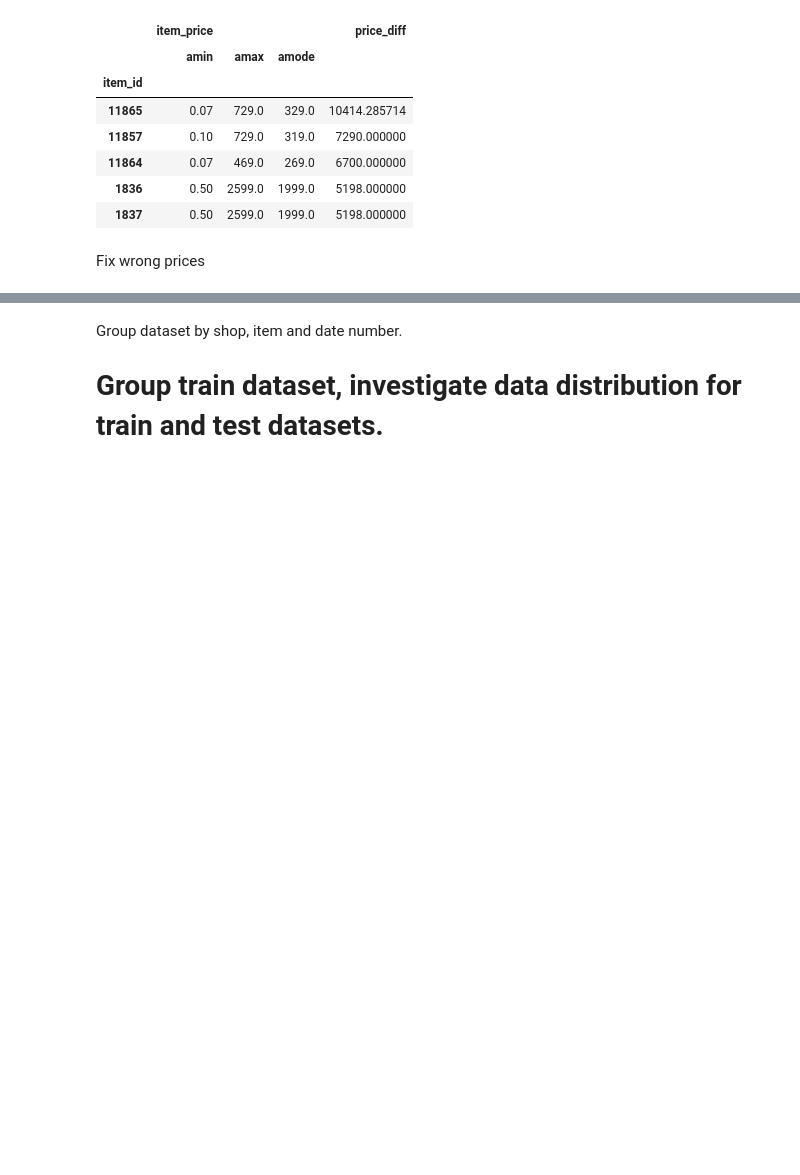
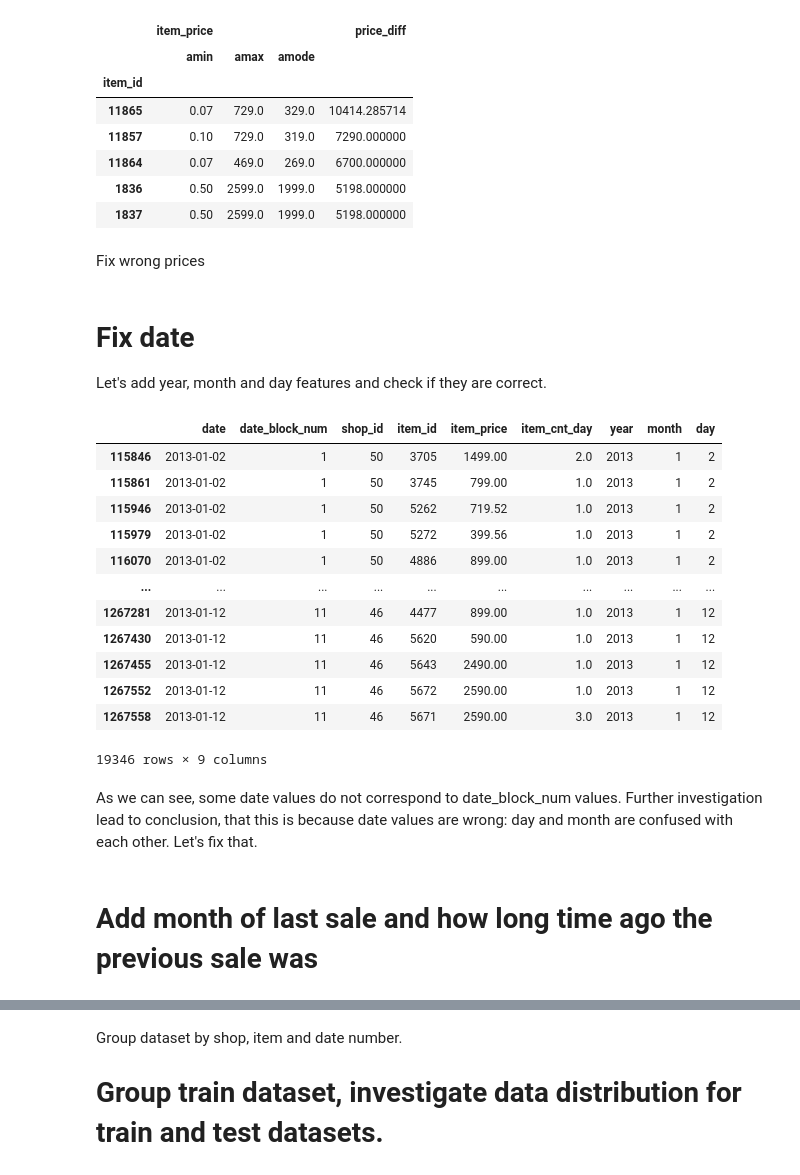
Before and after one commit to beatwad/predict_future_sales, a Jupyter notebook: Pred_Fut_Sales.ipynb, the cells around one changed output, grey strips where cells are left out. Cells and saved outputs as stored; diff of their text form; code cells hidden in the pictures; blank space fills up the shorter version.

```diff
--- a/Pred_Fut_Sales.ipynb
+++ b/Pred_Fut_Sales.ipynb
@@ -292,3 +292,29 @@ for i_id in list(wrong_prices.index):
 
 # sales_test = sales_test.join(shops_last_prices, on=['shop_id', 'item_id'])
 # sales_test.drop('ID', axis=1, inplace=True)
+# %% [markdown]
+# Fix date
+
+Let's add year, month and day features and check if they are correct.
+# %%
+sales_train.date = pd.to_datetime(sales_train.date, format='%Y-%m-%d')
+sales_train['year'] = sales_train.date.dt.year
+sales_train['month'] = sales_train.date.dt.month
+sales_train['day'] = sales_train.date.dt.day
+sales_train[(sales_train.month == 1) & (sales_train.year == 2013) & sales_train.date_block_num > 0]
+# %% [output]
+|  | date | date_block_num | shop_id | item_id | item_price | item_cnt_day | year | month | day |
+| 115846 | 2013-01-02 | 1 | 50 | 3705 | 1499.00 | 2.0 | 2013 | 1 | 2 |
+| 115861 | 2013-01-02 | 1 | 50 | 3745 | 799.00 | 1.0 | 2013 | 1 | 2 |
+| 115946 | 2013-01-02 | 1 | 50 | 5262 | 719.52 | 1.0 | 2013 | 1 | 2 |
+| 115979 | 2013-01-02 | 1 | 50 | 5272 | 399.56 | 1.0 | 2013 | 1 | 2 |
+| 116070 | 2013-01-02 | 1 | 50 | 4886 | 899.00 | 1.0 | 2013 | 1 | 2 |
+| ... | ... | ... | ... | ... | ... | ... | ... | ... | ... |
+| 1267281 | 2013-01-12 | 11 | 46 | 4477 | 899.00 | 1.0 | 2013 | 1 | 12 |
+| 1267430 | 2013-01-12 | 11 | 46 | 5620 | 590.00 | 1.0 | 2013 | 1 | 12 |
+| 1267455 | 2013-01-12 | 11 | 46 | 5643 | 2490.00 | 1.0 | 2013 | 1 | 12 |
+| 1267552 | 2013-01-12 | 11 | 46 | 5672 | 2590.00 | 1.0 | 2013 | 1 | 12 |
+| 1267558 | 2013-01-12 | 11 | 46 | 5671 | 2590.00 | 3.0 | 2013 | 1 | 12 |
+19346 rows × 9 columns
+# %% [markdown]
+As we can see, some date values do not correspond to date_block_num values. Further investigation lead to conclusion, that this is because date values are wrong: day and month are confused with each other. Let's fix that.
@@ -294,0 +336,2 @@ for i_id in list(wrong_prices.index):
+# %% [markdown]
+# Add month of last sale and how long time ago the previous sale was
```
Also changed, not shown: parts of 25 cells of this notebook.
